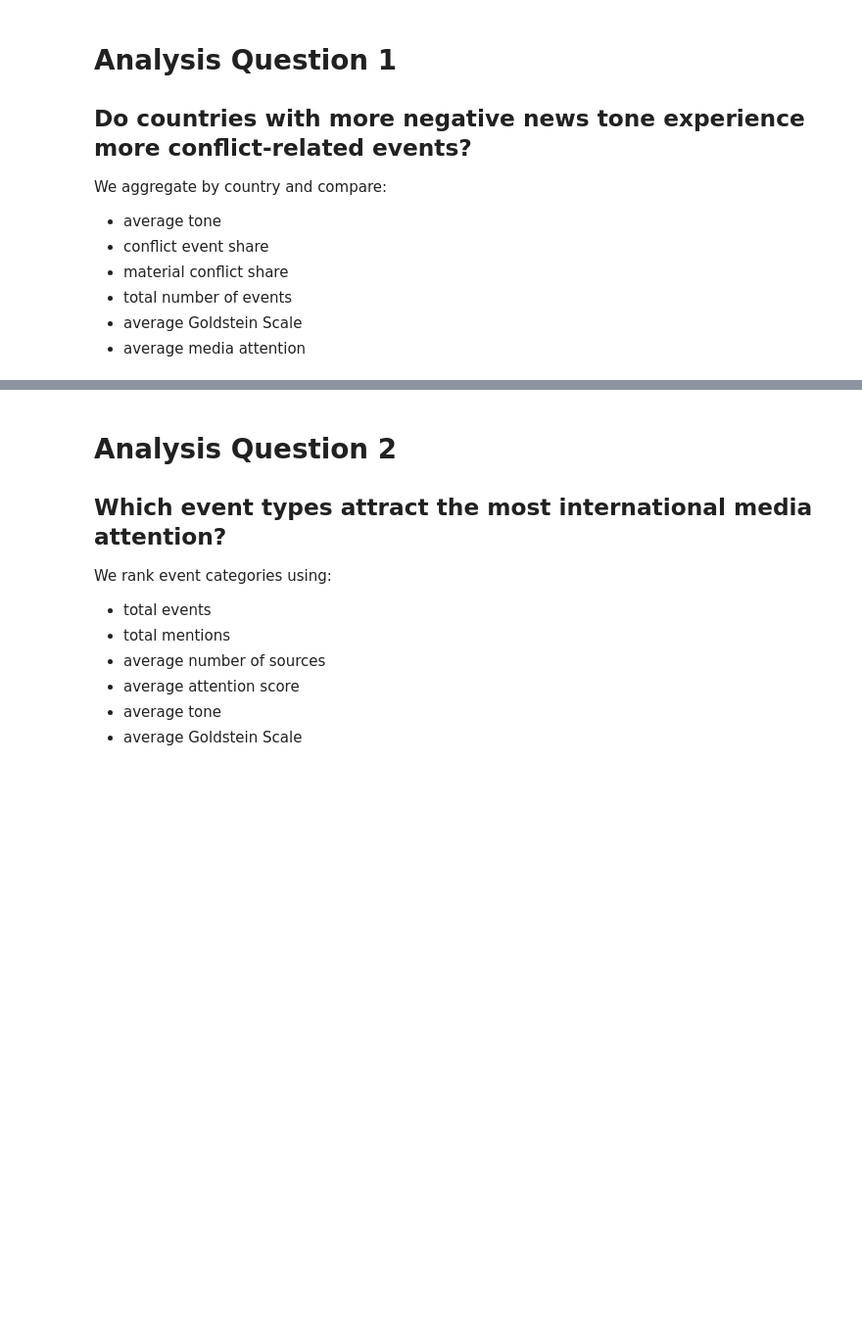
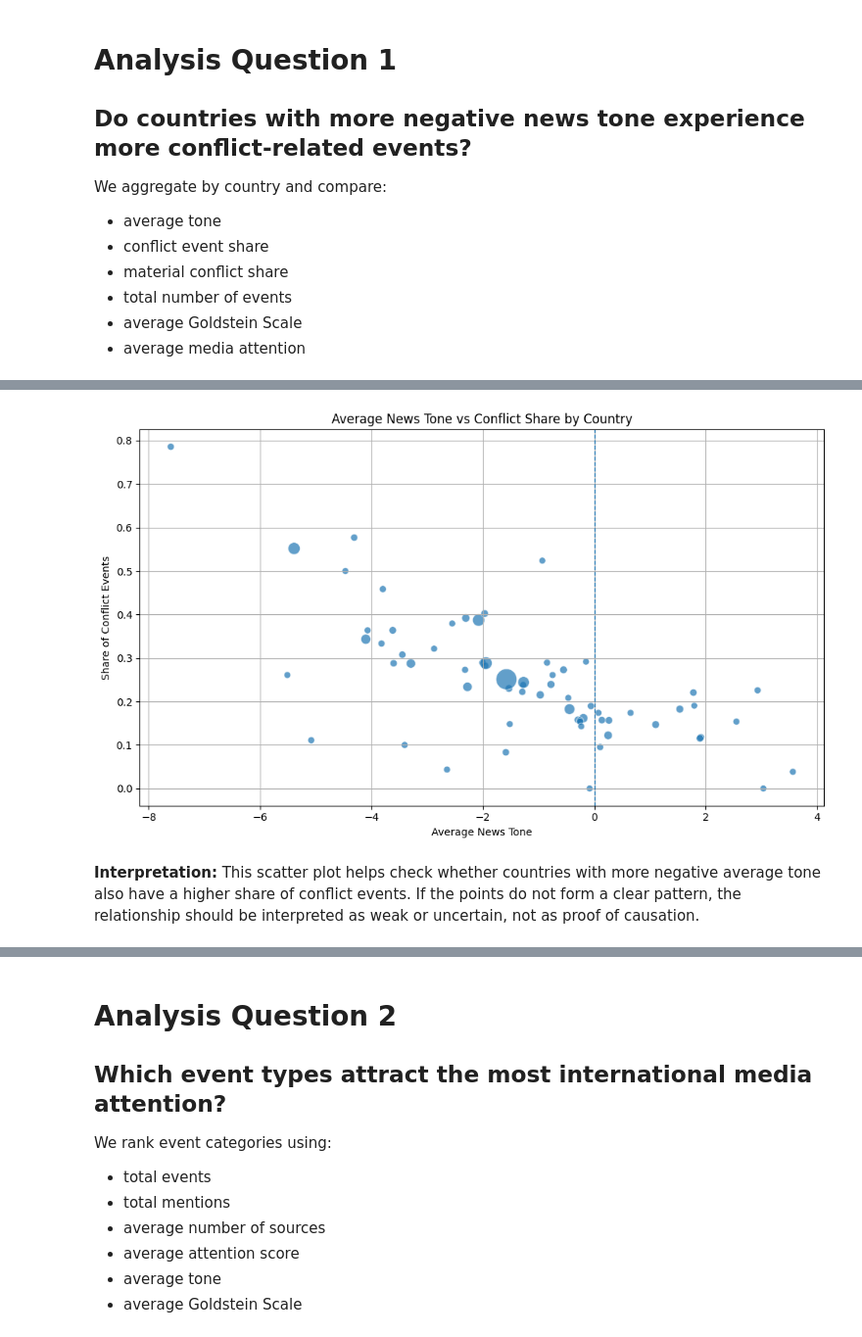
Before and after one commit to Beltinaa/world_mood_map_notebook, a Jupyter notebook: world_mood_map_notebook.ipynb, the cells around one changed output, grey strips where cells are left out. Shown at 98% size. Cells and saved outputs as stored; diff of their text form; code cells hidden in the pictures; blank space fills up the shorter version.

```diff
--- a/world_mood_map_notebook.ipynb
+++ b/world_mood_map_notebook.ipynb
@@ -511,26 +512,27 @@ plt.show()
 # %%
 # ============================================================
 # Cell 12: Scatter plot — average tone vs conflict share
 # ============================================================
-import plotly.io as pio
 
-pio.renderers.default = "browser"
-
-fig = px.scatter(
-    country_stats,
+plt.figure(figsize=(10, 6))
+sns.scatterplot(
+    data=country_stats,
     x="avg_tone",
     y="conflict_share",
     size="events",
-    hover_name="ActionGeo_CountryCode",
-    hover_data=["events", "avg_goldstein", "avg_attention", "protest_share"],
-    title="Do Countries with More Negative News Tone Have More Conflict Events?",
-    labels={
-        "avg_tone": "Average News Tone",
-        "conflict_share": "Share of Conflict Events",
-        "events": "Number of Events"
-    }
+    sizes=(40, 400),
+    alpha=0.7,
+    legend=False
 )
-
-fig.show()
+plt.axvline(0, linestyle="--", linewidth=1)
+plt.title("Average News Tone vs Conflict Share by Country")
+plt.xlabel("Average News Tone")
+plt.ylabel("Share of Conflict Events")
+plt.tight_layout()
+plt.show()
+# %% [output]
+[figure, added]
+# %% [markdown]
+**Interpretation:** This scatter plot helps check whether countries with more negative average tone also have a higher share of conflict events. If the points do not form a clear pattern, the relationship should be interpreted as weak or uncertain, not as proof of causation.
 # %%
 # ============================================================
```
Also changed, not shown: parts of 38 cells of this notebook, 1 other file.
